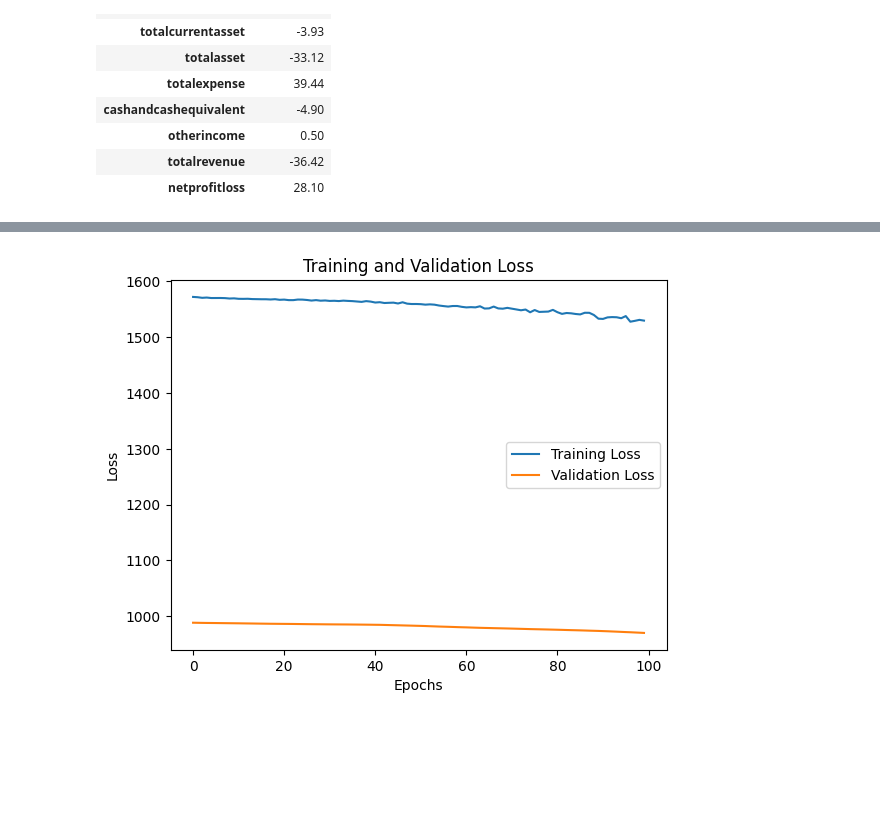
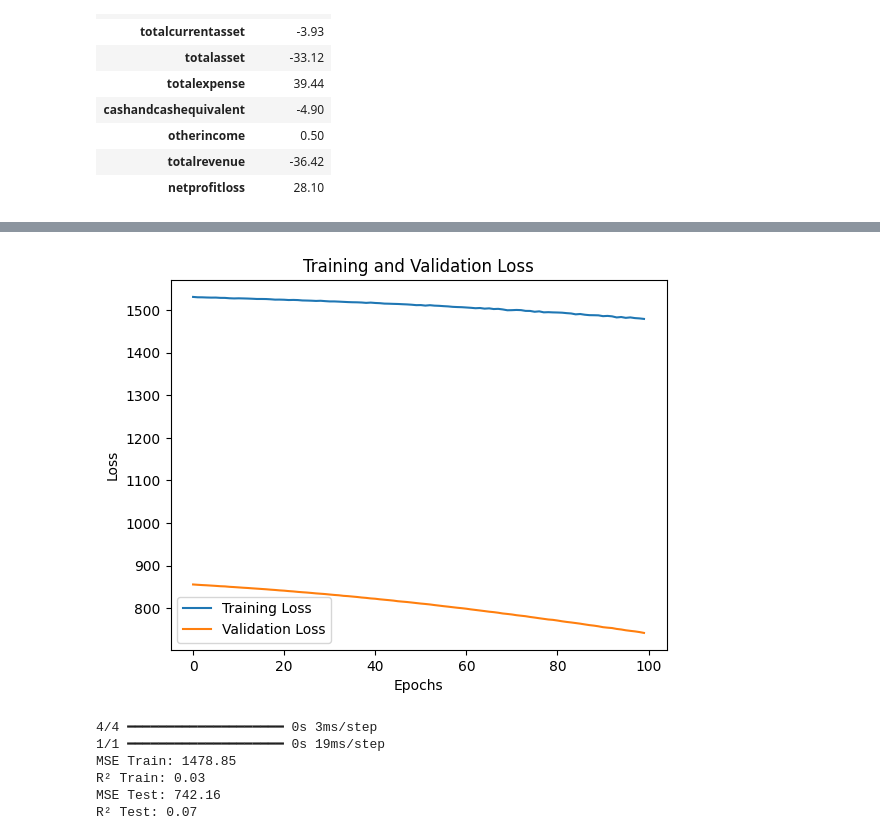
Before and after one commit to SirapopChu/GIS_manipulation, a Jupyter notebook: I_NET.ipynb, the cells around one changed output, grey strips where cells are left out. Cells and saved outputs as stored; diff of their text form; code cells hidden in the pictures; blank space fills up the shorter version.

```diff
--- a/I_NET.ipynb
+++ b/I_NET.ipynb
@@ -672,11 +671,31 @@ Epoch 100/100
 # %%
 # Plot ค่า loss และ val_loss
-plt.plot(history.history['loss'], label='Training Loss')
-plt.plot(history.history['val_loss'], label='Validation Loss')
+plt.plot(x.history['loss'], label='Training Loss')
+plt.plot(x.history['val_loss'], label='Validation Loss')
 plt.xlabel('Epochs')
 plt.ylabel('Loss')
 plt.title('Training and Validation Loss')
 plt.legend()
 plt.show()
 # %% [output]
-[figure, old version]
+[figure, new version]
+# %%
+y_train_pred = model.predict(X_train)
+y_test_pred = model.predict(X_test)
+
+mse_train = mean_squared_error(y_train, y_train_pred)
+r2_train = r2_score(y_train, y_train_pred)
+print(f'MSE Train: {mse_train:.2f}')
+print(f'R² Train: {r2_train:.2f}')
+
+mse_test = mean_squared_error(y_test, y_test_pred)
+r2_test = r2_score(y_test, y_test_pred)
+print(f'MSE Test: {mse_test:.2f}')
+print(f'R² Test: {r2_test:.2f}')
+# %% [output]
+4/4 ━━━━━━━━━━━━━━━━━━━━ 0s 3ms/step
+1/1 ━━━━━━━━━━━━━━━━━━━━ 0s 19ms/step
+MSE Train: 1478.85
+R² Train: 0.03
+MSE Test: 742.16
+R² Test: 0.07
```
Also changed, not shown: parts of 17 cells of this notebook.
